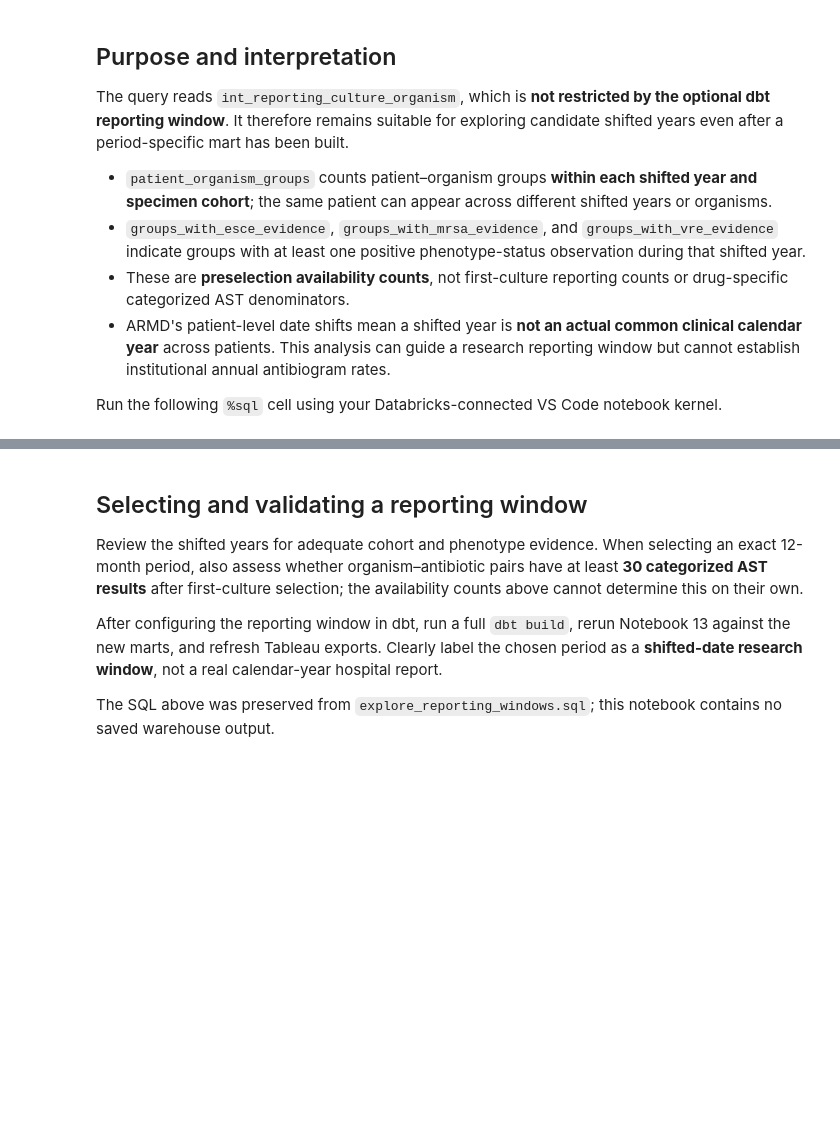
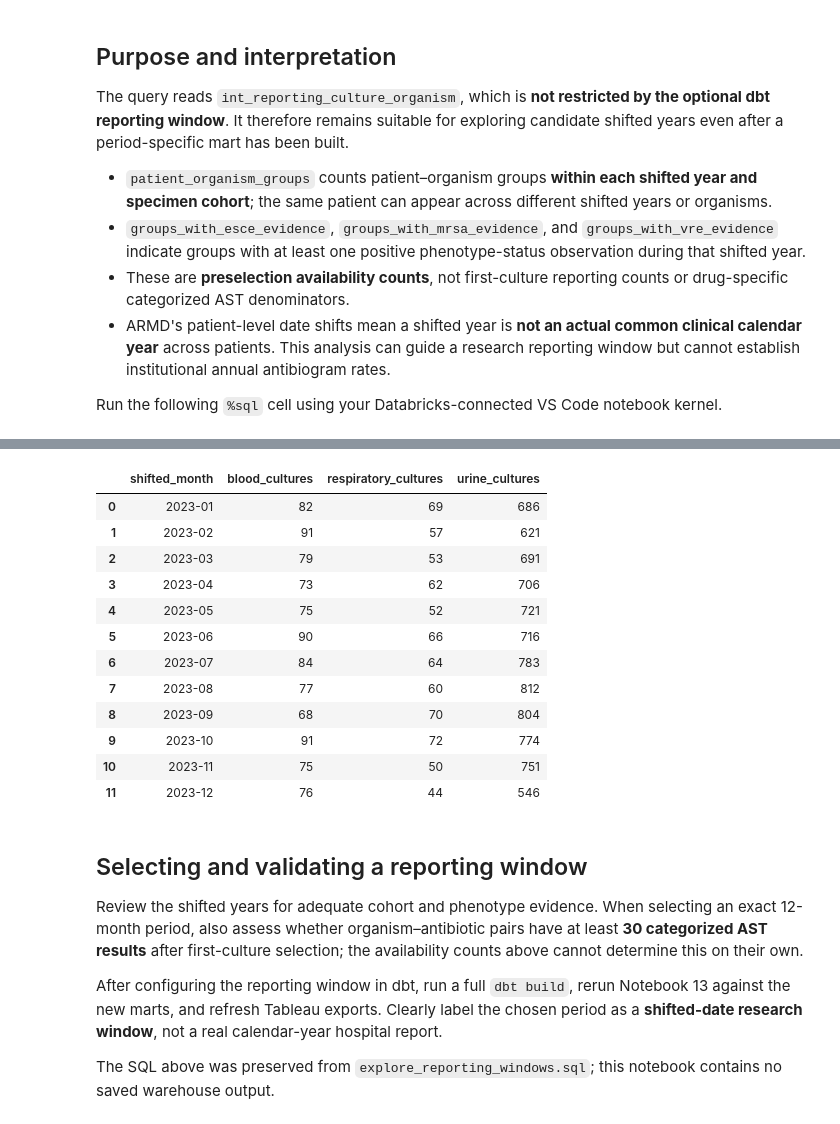
Before and after one commit to clarkbrendenj/ELT-Microbiology, a Jupyter notebook: notebooks/pipeline validation/14_explore_reporting_windows.ipynb, the cells around one changed output, grey strips where cells are left out. Cells and saved outputs as stored; diff of their text form; code cells hidden in the pictures; blank space fills up the shorter version.

```diff
--- a/notebooks/pipeline validation/14_explore_reporting_windows.ipynb
+++ b/notebooks/pipeline validation/14_explore_reporting_windows.ipynb
@@ -67,6 +67,48 @@ order by shifted_year desc, cohort_id;
 | 17 | 2019 | urine | 7474 | 500 | 15 | ... |
 | 18 | 2018 | blood | 833 | 58 | 34 | ... |
 | 19 | 2018 | respiratory | 1062 | 22 | 85 | ... |
+# %%
+%sql
+select
+    date_format(culture_time_shifted, 'yyyy-MM')
+        as shifted_month,
+
+    count(distinct case
+        when cohort_id = 'blood'
+        then culture_key
+    end) as blood_cultures,
+
+    count(distinct case
+        when cohort_id = 'respiratory'
+        then culture_key
+    end) as respiratory_cultures,
+
+    count(distinct case
+        when cohort_id = 'urine'
+        then culture_key
+    end) as urine_cultures
+
+from workspace.micro_dev.int_reporting_culture_organism
+
+where culture_time_shifted >= timestamp '2023-01-01 00:00:00'
+  and culture_time_shifted < timestamp '2024-01-01 00:00:00'
+
+group by date_format(culture_time_shifted, 'yyyy-MM')
+order by shifted_month;
+# %% [output]
+|  | shifted_month | blood_cultures | respiratory_cultures | urine_cultures |
+| 0 | 2023-01 | 82 | 69 | 686 |
+| 1 | 2023-02 | 91 | 57 | 621 |
+| 2 | 2023-03 | 79 | 53 | 691 |
+| 3 | 2023-04 | 73 | 62 | 706 |
+| 4 | 2023-05 | 75 | 52 | 721 |
+| 5 | 2023-06 | 90 | 66 | 716 |
+| 6 | 2023-07 | 84 | 64 | 783 |
+| 7 | 2023-08 | 77 | 60 | 812 |
+| 8 | 2023-09 | 68 | 70 | 804 |
+| 9 | 2023-10 | 91 | 72 | 774 |
+| 10 | 2023-11 | 75 | 50 | 751 |
+| 11 | 2023-12 | 76 | 44 | 546 |
 # %% [markdown]
 ## Selecting and validating a reporting window
 
```
Also changed, not shown: 2 other files.
